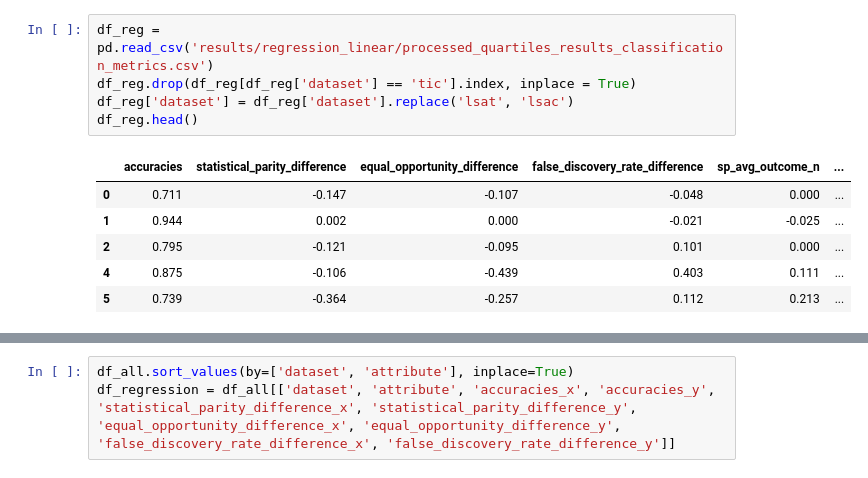
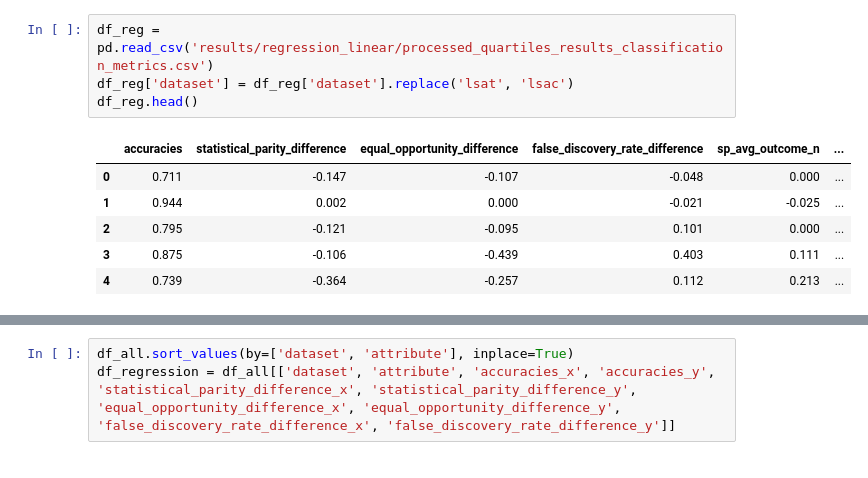
Before and after one commit to juliettm/fairness_in_regression, a Jupyter notebook: SP_comparison_plots.ipynb, the cells around one changed output, grey strips where cells are left out. Drawn from its saved outputs; the diff is of its cells as text.

```diff
--- a/SP_comparison_plots.ipynb
+++ b/SP_comparison_plots.ipynb
@@ -4,15 +8,14 @@ import numpy as np
 # %%
 df_reg = pd.read_csv('results/regression_linear/processed_quartiles_results_classification_metrics.csv')
-df_reg.drop(df_reg[df_reg['dataset'] == 'tic'].index, inplace = True)
 df_reg['dataset'] = df_reg['dataset'].replace('lsat', 'lsac')
 df_reg.head()
 # %% [output]
 |  | accuracies | statistical_parity_difference | equal_opportunity_difference | false_discovery_rate_difference | sp_avg_outcome_n | ... |
 | 0 | 0.711 | -0.147 | -0.107 | -0.048 | 0.000 | ... |
 | 1 | 0.944 | 0.002 | 0.000 | -0.021 | -0.025 | ... |
 | 2 | 0.795 | -0.121 | -0.095 | 0.101 | 0.000 | ... |
-| 4 | 0.875 | -0.106 | -0.439 | 0.403 | 0.111 | ... |
-| 5 | 0.739 | -0.364 | -0.257 | 0.112 | 0.213 | ... |
+| 3 | 0.875 | -0.106 | -0.439 | 0.403 | 0.111 | ... |
+| 4 | 0.739 | -0.364 | -0.257 | 0.112 | 0.213 | ... |
 # %%
 df_reg_bin = df_reg.loc[df_reg['method'] == 'binary']
 df_reg_bin = df_reg_bin.drop(columns=['method'])
```
Also changed, not shown: parts of 15 cells of this notebook, 23 other files.
